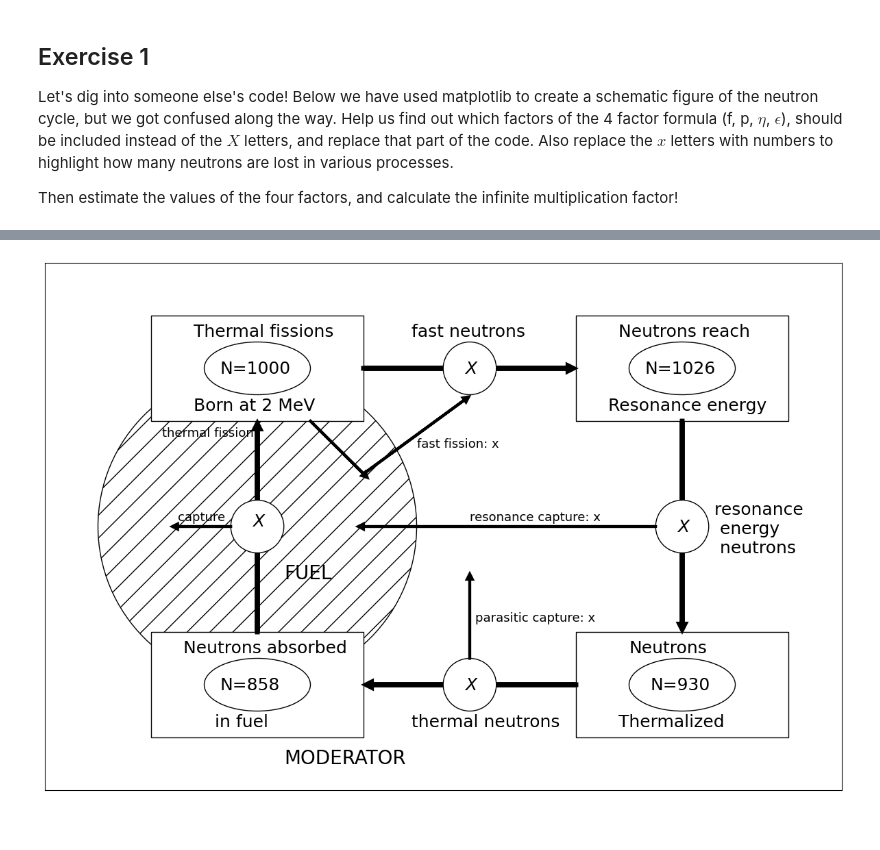
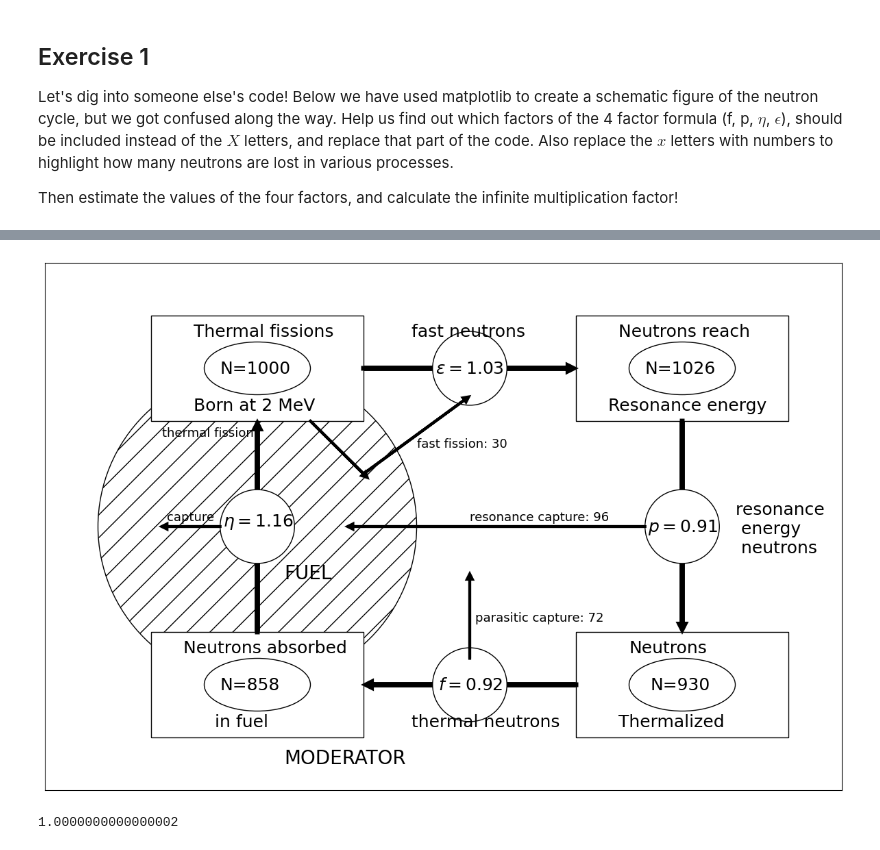
Before and after one commit to AlexHedene/Prog2_Projects, a Jupyter notebook: Reactor_physics/HA2/HA2-1.ipynb, the cells around one changed output, grey strips where cells are left out. Drawn from its saved outputs; the diff is of its cells as text; code cells hidden in the pictures.

```diff
--- a/Reactor_physics/HA2/HA2-1.ipynb
+++ b/Reactor_physics/HA2/HA2-1.ipynb
@@ -39,58 +55,58 @@ plt.arrow(60, 30, 38.5, 0,linewidth=5,head_width=1, head_length=1,color='black')
 plt.arrow(120, 20, 0, -38.5,linewidth=5,head_width=1, head_length=1,color='black')
 plt.arrow(100, -30, -38.5, 0,linewidth=5,head_width=1, head_length=1,color='black')
 plt.arrow(40, -20, 0, 38.5,linewidth=5,head_width=1, head_length=1,color='black')
-c1=plt.Circle((80,30),5,facecolor='white',edgecolor='black')
-c2=plt.Circle((120,0),5,facecolor='white',edgecolor='black')
-c3=plt.Circle((80,-30),5,facecolor='white',edgecolor='black')
-c4=plt.Circle((40,0),5,facecolor='white',edgecolor='black')
+c1=plt.Circle((80,30),7,facecolor='white',edgecolor='black')
+c2=plt.Circle((120,0),7,facecolor='white',edgecolor='black')
+c3=plt.Circle((80,-30),7,facecolor='white',edgecolor='black')
+c4=plt.Circle((40,0),7,facecolor='white',edgecolor='black')
 ax.add_artist(c1)
 ax.add_artist(c2)
 ax.add_artist(c3)
 ax.add_artist(c4)
-plt.text(39,0,r'$X$',fontsize=18)
-plt.text(79,29,r'$X$',fontsize=18)
+plt.text(33.5,0,r'$\eta = 1.16$',fontsize=18)
+plt.text(73.5,29,r'$\varepsilon = 1.03$',fontsize=18)
 plt.text(69,36,'fast neutrons',fontsize=18)
 #################
 plt.arrow(50,20,10,-10,linewidth=3,head_width=1, head_length=1,color='black')
 plt.arrow(60,10,19,14,linewidth=3,head_width=1, head_length=1,color='black')
-plt.text(70,15,'fast fission: x',fontsize=13)
+plt.text(70,15,'fast fission: 30',fontsize=13)
 plt.arrow(80,-25,0,15,linewidth=3,head_width=1, head_length=1,color='black')
-plt.text(81,-18,'parasitic capture: x',fontsize=13)
-plt.arrow(35,0,-10,0,linewidth=3,head_width=1, head_length=1,color='black')
-plt.text(25,1,'capture',fontsize=13)
+plt.text(81,-18,'parasitic capture: 72',fontsize=13)
+plt.arrow(33,0,-10,0,linewidth=3,head_width=1, head_length=1,color='black')
+plt.text(23,1,'capture',fontsize=13)
 plt.text(22,17,'thermal fission',fontsize=13)
 ##########
-plt.text(119,-1,r'$X$',fontsize=18)
-plt.text(126,-5,'resonance \n energy \n neutrons',fontsize=18)
-plt.arrow(115, 0, -55, 0,linewidth=3,head_width=1, head_length=1,color='black')
-plt.text(80,1,'resonance capture: x',fontsize=13)
+plt.text(113.5,-1,r'$p = 0.91$',fontsize=18)
+plt.text(130,-5,'resonance \n energy \n neutrons',fontsize=18)
+plt.arrow(113, 0, -55, 0,linewidth=3,head_width=1, head_length=1,color='black')
+plt.text(80,1,'resonance capture: 96',fontsize=13)
 
-plt.text(79,-31,r'$X$',fontsize=18)
+plt.text(74,-31,r'$f = 0.92$',fontsize=18)
 plt.text(69,-38,'thermal neutrons',fontsize=18)
 
 plt.text(33,29,'N=1000',fontsize=18)
 plt.text(28,36,'Thermal fissions',fontsize=18)
 plt.text(28,22,'Born at 2 MeV',fontsize=18)
 
 plt.text(33+80,29,'N=1026',fontsize=18)
 plt.text(28+80,36,'Neutrons reach',fontsize=18)
 plt.text(26+80,22,'Resonance energy',fontsize=18)
 
 plt.text(34+80,29-60,'N=930',fontsize=18)
 plt.text(30+80,36-60,'Neutrons',fontsize=18)
 plt.text(28+80,22-60,'Thermalized',fontsize=18)
 
 plt.text(33,29-60,'N=858',fontsize=18)
 plt.text(26,36-60,'Neutrons absorbed',fontsize=18)
 plt.text(32,22-60,'in fuel',fontsize=18)
 
 plt.text(45,-10,'FUEL', fontsize=20)
 plt.text(45,-45,'MODERATOR', fontsize=20)
 #ax.add_artist(polygon)
 plt.xlim(0,150)
 plt.ylim(-50,50)
 ax.yaxis.set_visible(False)
 ax.xaxis.set_visible(False)
 plt.show()
 # %% [output]
-[figure, old version]
+[figure, new version]
@@ -98,0 +113,7 @@ plt.show()
+# %%
+# Since this is a closed system, the number of neutrons should be conserved and k_inf should be equal to one.
+
+k_inf = 1026/1000*930/1026*858/930*1000/858
+print(k_inf)
+# %% [output]
+1.0000000000000002
```
Also changed, not shown: parts of 2 cells of this notebook, 12 other files.
